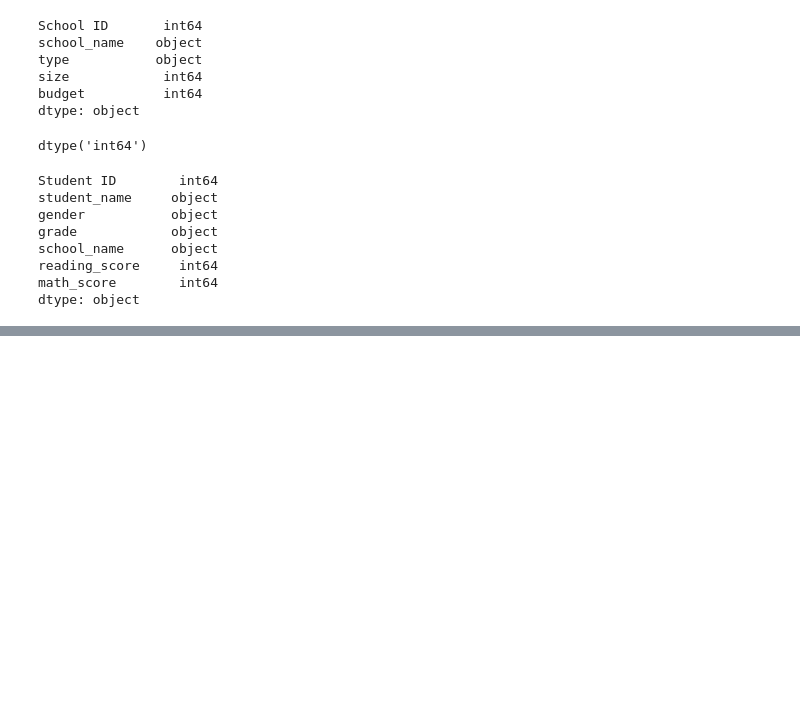
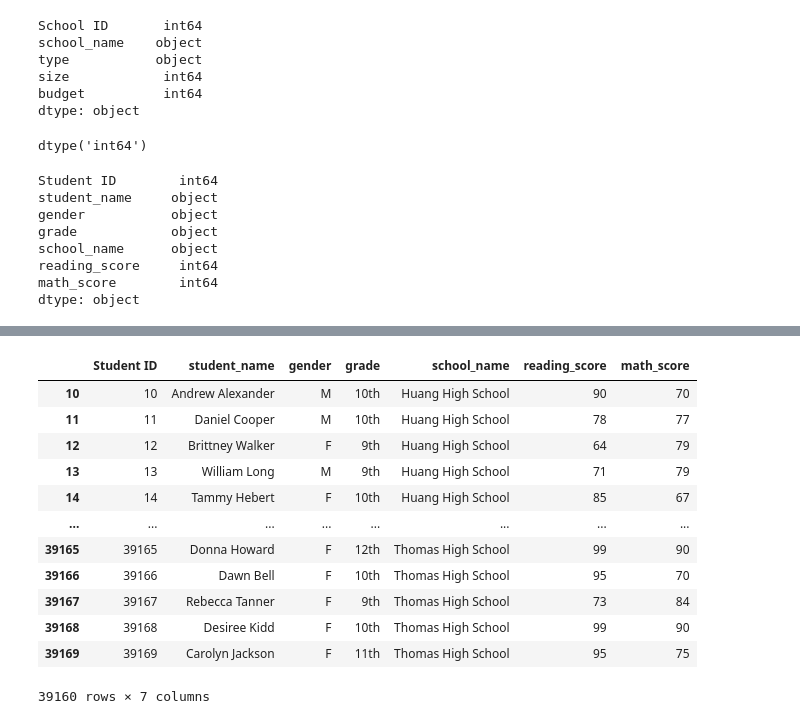
Before and after one commit to sdivakarla/School_District_Analysis, a Jupyter notebook: PyCitySchools.ipynb, the cells around one changed output, grey strips where cells are left out. Drawn from its saved outputs; the diff is of its cells as text; code cells hidden in the pictures; blank space fills up the shorter version.

Commit message:
cleaned data set

```diff
--- a/PyCitySchools.ipynb
+++ b/PyCitySchools.ipynb
@@ -177,3 +177,10 @@ school_name      object
 reading_score     int64
 math_score        int64
 dtype: object
+# %%
+# Add each prefix and suffix to remove to a list:
+prefixes_suffixes = ["Dr. ", "Mr. ", "Ms. ", "Mrs. ", "Miss ", " MD", " DDS", " DVM", " PhD"]
+# %%
+#Iterate throug the words in p_s list and replace with empty space
+for word in prefixes_suffixes:
+    student_data_df["student_name"] = student_data_df["student_name"].str.replace(word, "")
@@ -179,0 +201,16 @@ dtype: object
+# %%
+student_data_df.tail(-10)
+# %% [output]
+|  | Student ID | student_name | gender | grade | school_name | reading_score | math_score |
+| 10 | 10 | Andrew Alexander | M | 10th | Huang High School | 90 | 70 |
+| 11 | 11 | Daniel Cooper | M | 10th | Huang High School | 78 | 77 |
+| 12 | 12 | Brittney Walker | F | 9th | Huang High School | 64 | 79 |
+| 13 | 13 | William Long | M | 9th | Huang High School | 71 | 79 |
+| 14 | 14 | Tammy Hebert | F | 10th | Huang High School | 85 | 67 |
+| ... | ... | ... | ... | ... | ... | ... | ... |
+| 39165 | 39165 | Donna Howard | F | 12th | Thomas High School | 99 | 90 |
+| 39166 | 39166 | Dawn Bell | F | 10th | Thomas High School | 95 | 70 |
+| 39167 | 39167 | Rebecca Tanner | F | 9th | Thomas High School | 73 | 84 |
+| 39168 | 39168 | Desiree Kidd | F | 10th | Thomas High School | 99 | 90 |
+| 39169 | 39169 | Carolyn Jackson | F | 11th | Thomas High School | 95 | 75 |
+39160 rows × 7 columns
```
Also changed, not shown: parts of 1 cell of this notebook, 1 other file.
